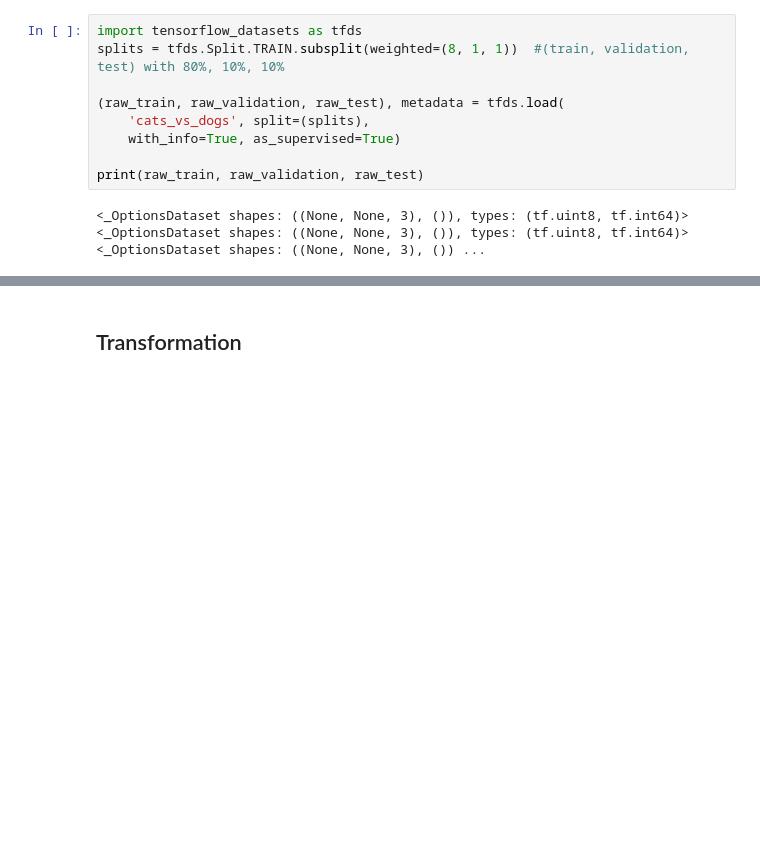
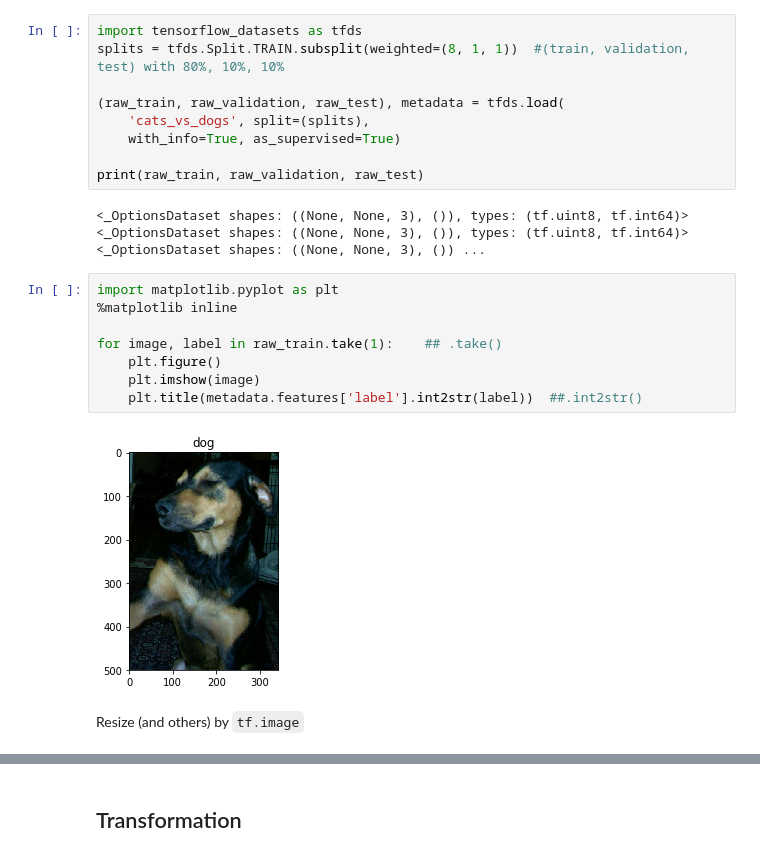
Before and after one commit to hoihui/nlp, a Jupyter notebook: tensorflow_keras.ipynb, the cells around one changed output, grey strips where cells are left out. Saved outputs shown, nothing was run; the diff lists cells and outputs as text; blank space fills up the shorter version.

```diff
--- a/tensorflow_keras.ipynb
+++ b/tensorflow_keras.ipynb
@@ -176,3 +176,15 @@ splits = tfds.Split.TRAIN.subsplit(weighted=(8, 1, 1))  #(train, validation, tes
 print(raw_train, raw_validation, raw_test)
 # %% [output]
 <_OptionsDataset shapes: ((None, None, 3), ()), types: (tf.uint8, tf.int64)> <_OptionsDataset shapes: ((None, None, 3), ()), types: (tf.uint8, tf.int64)> <_OptionsDataset shapes: ((None, None, 3), ()) ...
+# %%
+import matplotlib.pyplot as plt
+%matplotlib inline
+
+for image, label in raw_train.take(1):    ## .take()
+    plt.figure()
+    plt.imshow(image)
+    plt.title(metadata.features['label'].int2str(label))  ##.int2str()
+# %% [output]
+[figure, added]
+# %% [markdown]
+Resize (and others) by `tf.image`
```
Also changed, not shown: parts of 24 cells of this notebook, 6 other files.
